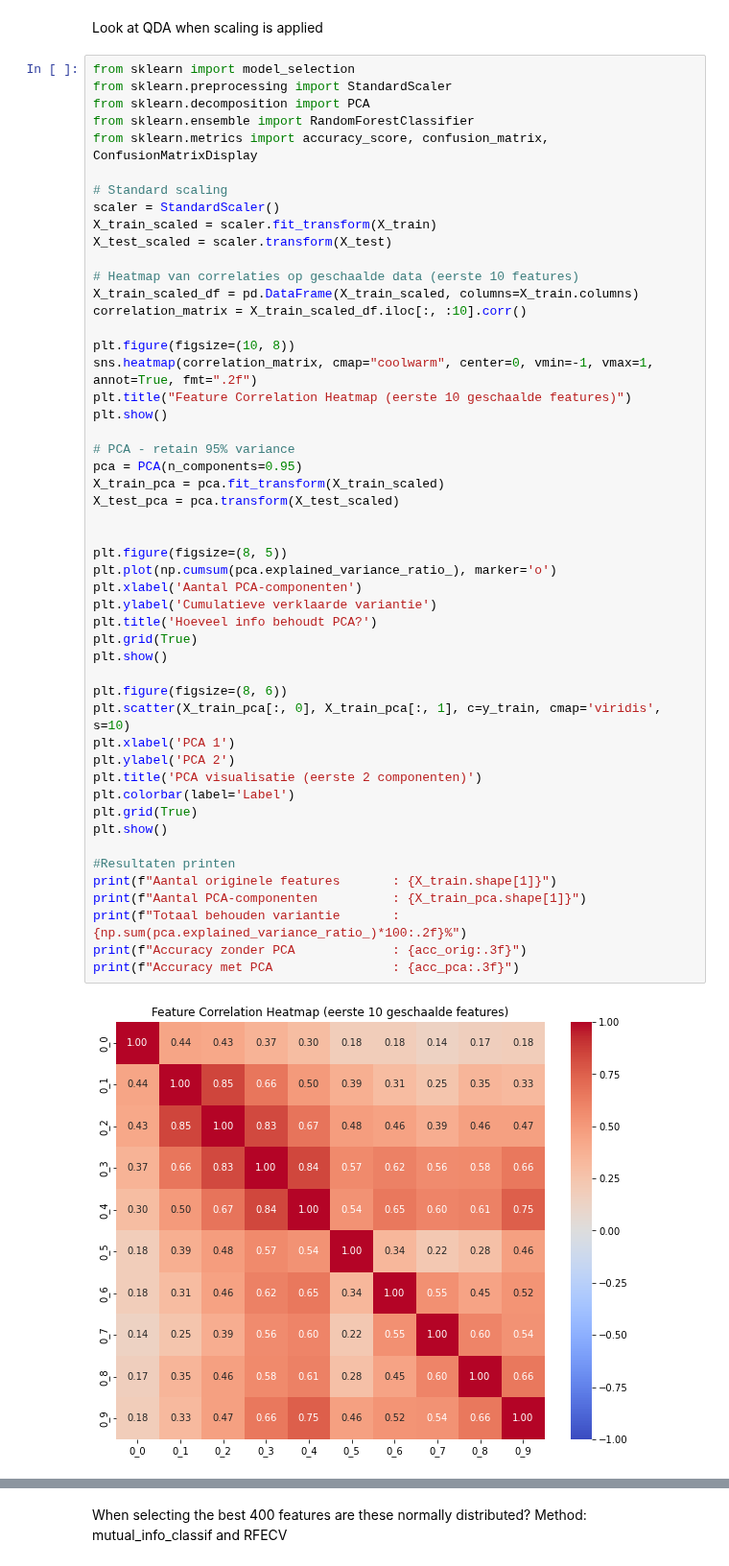
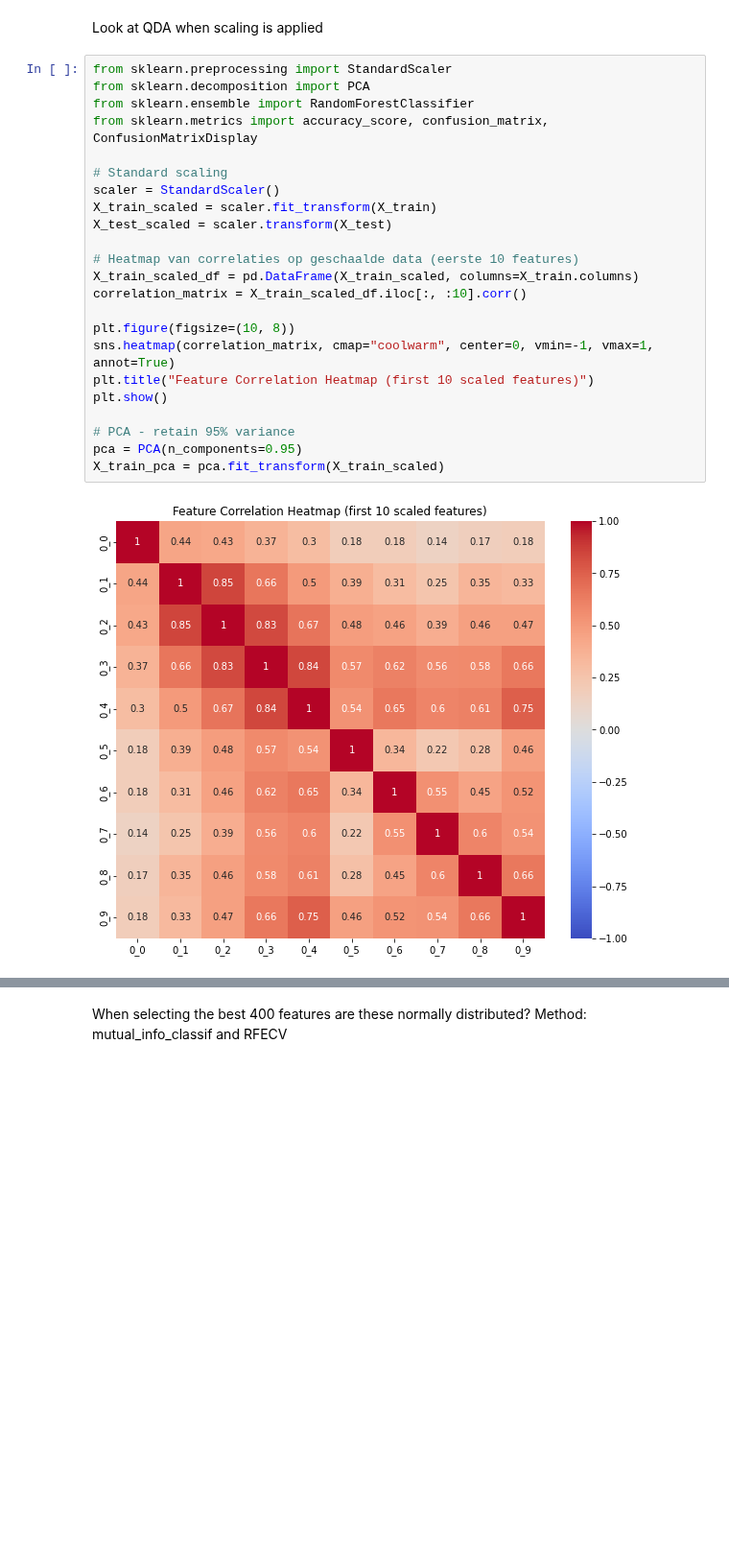
Before and after one commit to mjmklep/Machine-Learning-Group-8, a Jupyter notebook: assignment_ecg_qda.ipynb, the cells around one changed output, grey strips where cells are left out. Shown at 96% size. Cells and saved outputs as stored; diff of their text form; blank space fills up the shorter version.

```diff
--- a/assignment_ecg_qda.ipynb
+++ b/assignment_ecg_qda.ipynb
@@ -76,54 +76,27 @@ plt.show()
 # %% [markdown]
 Look at QDA when scaling is applied
 # %%
-from sklearn import model_selection
 from sklearn.preprocessing import StandardScaler
 from sklearn.decomposition import PCA
 from sklearn.ensemble import RandomForestClassifier
 from sklearn.metrics import accuracy_score, confusion_matrix, ConfusionMatrixDisplay
 
 # Standard scaling
 scaler = StandardScaler()
 X_train_scaled = scaler.fit_transform(X_train)
 X_test_scaled = scaler.transform(X_test)
 
 # Heatmap van correlaties op geschaalde data (eerste 10 features)
 X_train_scaled_df = pd.DataFrame(X_train_scaled, columns=X_train.columns)
 correlation_matrix = X_train_scaled_df.iloc[:, :10].corr()
 
 plt.figure(figsize=(10, 8))
-sns.heatmap(correlation_matrix, cmap="coolwarm", center=0, vmin=-1, vmax=1, annot=True, fmt=".2f")
-plt.title("Feature Correlation Heatmap (eerste 10 geschaalde features)")
+sns.heatmap(correlation_matrix, cmap="coolwarm", center=0, vmin=-1, vmax=1, annot=True)
+plt.title("Feature Correlation Heatmap (first 10 scaled features)")
 plt.show()
 
 # PCA - retain 95% variance
 pca = PCA(n_components=0.95)
 X_train_pca = pca.fit_transform(X_train_scaled)
-X_test_pca = pca.transform(X_test_scaled)
-
-
-plt.figure(figsize=(8, 5))
-plt.plot(np.cumsum(pca.explained_variance_ratio_), marker='o')
-plt.xlabel('Aantal PCA-componenten')
-plt.ylabel('Cumulatieve verklaarde variantie')
-plt.title('Hoeveel info behoudt PCA?')
-plt.grid(True)
-plt.show()
-
-plt.figure(figsize=(8, 6))
-plt.scatter(X_train_pca[:, 0], X_train_pca[:, 1], c=y_train, cmap='viridis', s=10)
-plt.xlabel('PCA 1')
-plt.ylabel('PCA 2')
-plt.title('PCA visualisatie (eerste 2 componenten)')
-plt.colorbar(label='Label')
-plt.grid(True)
-plt.show()
-
-#Resultaten printen
-print(f"Aantal originele features       : {X_train.shape[1]}")
-print(f"Aantal PCA-componenten          : {X_train_pca.shape[1]}")
-print(f"Totaal behouden variantie       : {np.sum(pca.explained_variance_ratio_)*100:.2f}%")
-print(f"Accuracy zonder PCA             : {acc_orig:.3f}")
-print(f"Accuracy met PCA                : {acc_pca:.3f}")
 # %% [output]
-[figure, old version]
+[figure, new version]
```
Also changed, not shown: parts of 2 cells of this notebook.
